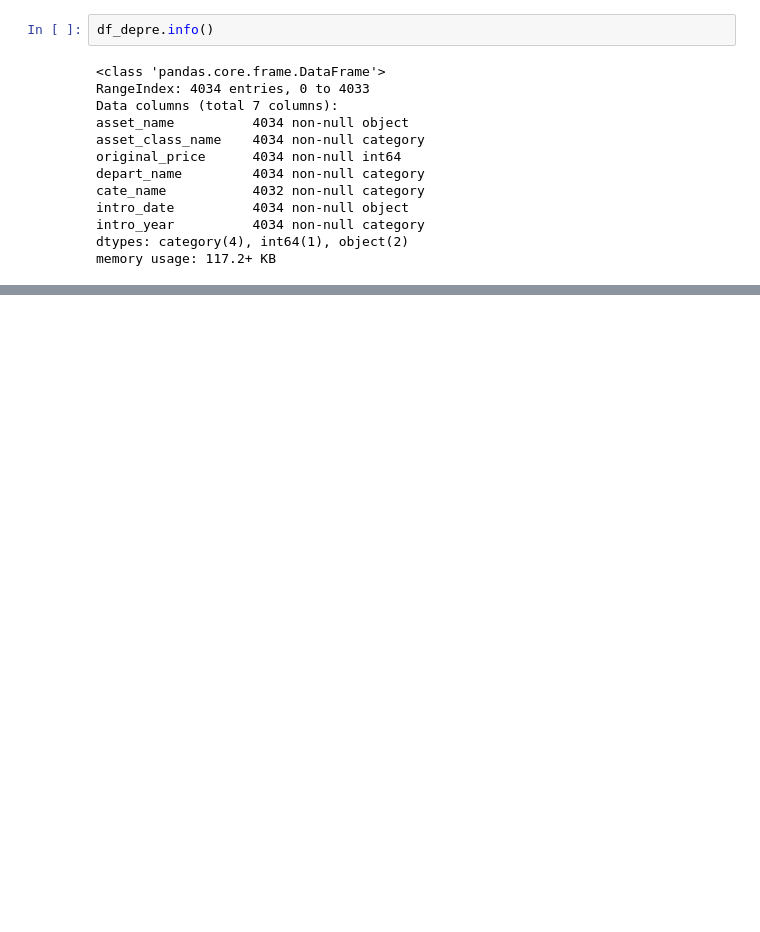
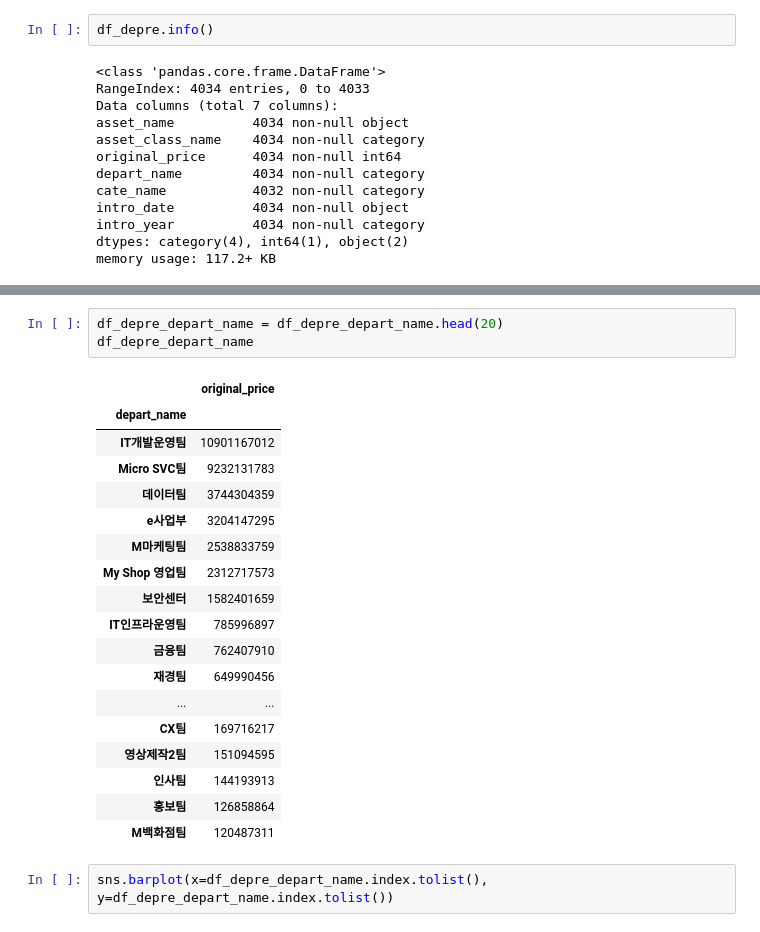
Before and after one commit to joonable/playground, a Jupyter notebook: depreciation_cost/depreciation_cost_eda.ipynb, the cells around one changed output, grey strips where cells are left out. Drawn from its saved outputs; the diff is of its cells as text; blank space fills up the shorter version.

```diff
--- a/depreciation_cost/depreciation_cost_eda.ipynb
+++ b/depreciation_cost/depreciation_cost_eda.ipynb
@@ -135,0 +180,24 @@ TypeError: float() argument must be a string or a number, not 'AxesSubplot'
+# %%
+df_depre_depart_name = df_depre_depart_name.head(20)
+df_depre_depart_name
+# %% [output]
+|  | original_price |
+| depart_name |  |
+| IT개발운영팀 | 10901167012 |
+| Micro SVC팀 | 9232131783 |
+| 데이터팀 | 3744304359 |
+| e사업부 | 3204147295 |
+| M마케팅팀 | 2538833759 |
+| My Shop 영업팀 | 2312717573 |
+| 보안센터 | 1582401659 |
+| IT인프라운영팀 | 785996897 |
+| 금융팀 | 762407910 |
+| 재경팀 | 649990456 |
+| ... | ... |
+| CX팀 | 169716217 |
+| 영상제작2팀 | 151094595 |
+| 인사팀 | 144193913 |
+| 홍보팀 | 126858864 |
+| M백화점팀 | 120487311 |
+# %%
+sns.barplot(x=df_depre_depart_name.index.tolist(), y=df_depre_depart_name.index.tolist())
```
Also changed, not shown: parts of 10 cells of this notebook.
